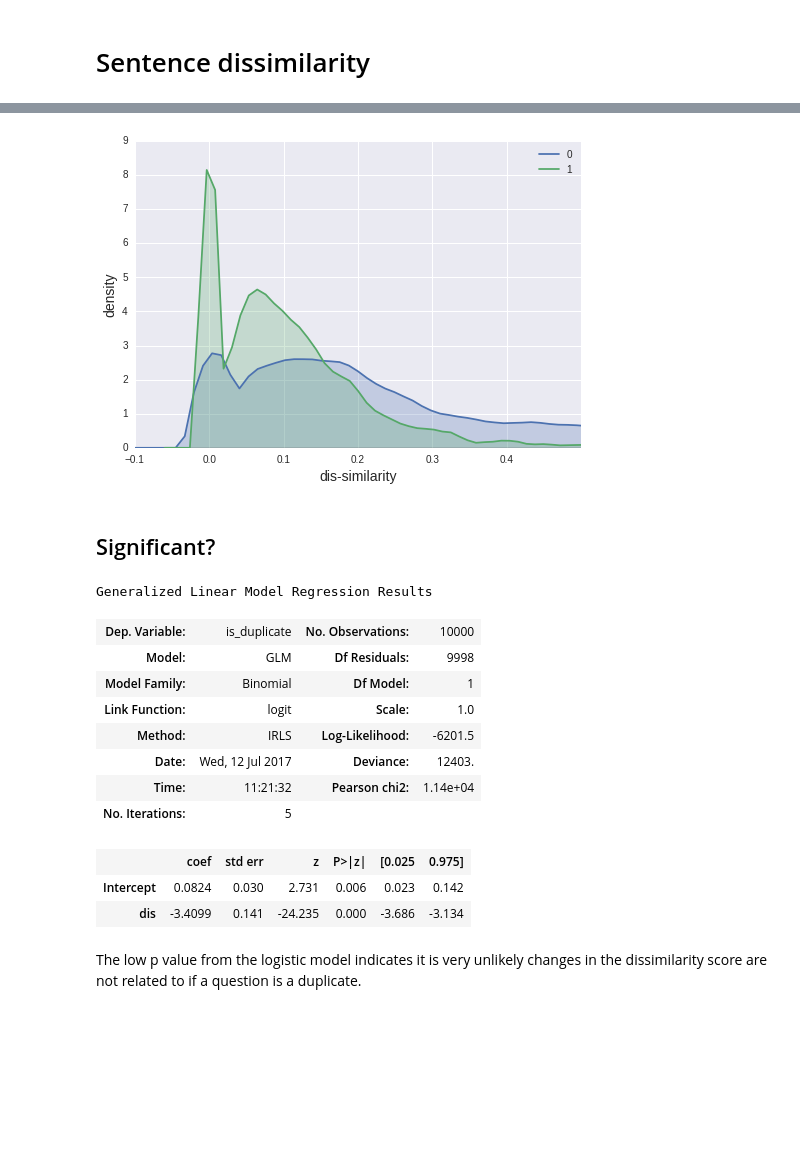
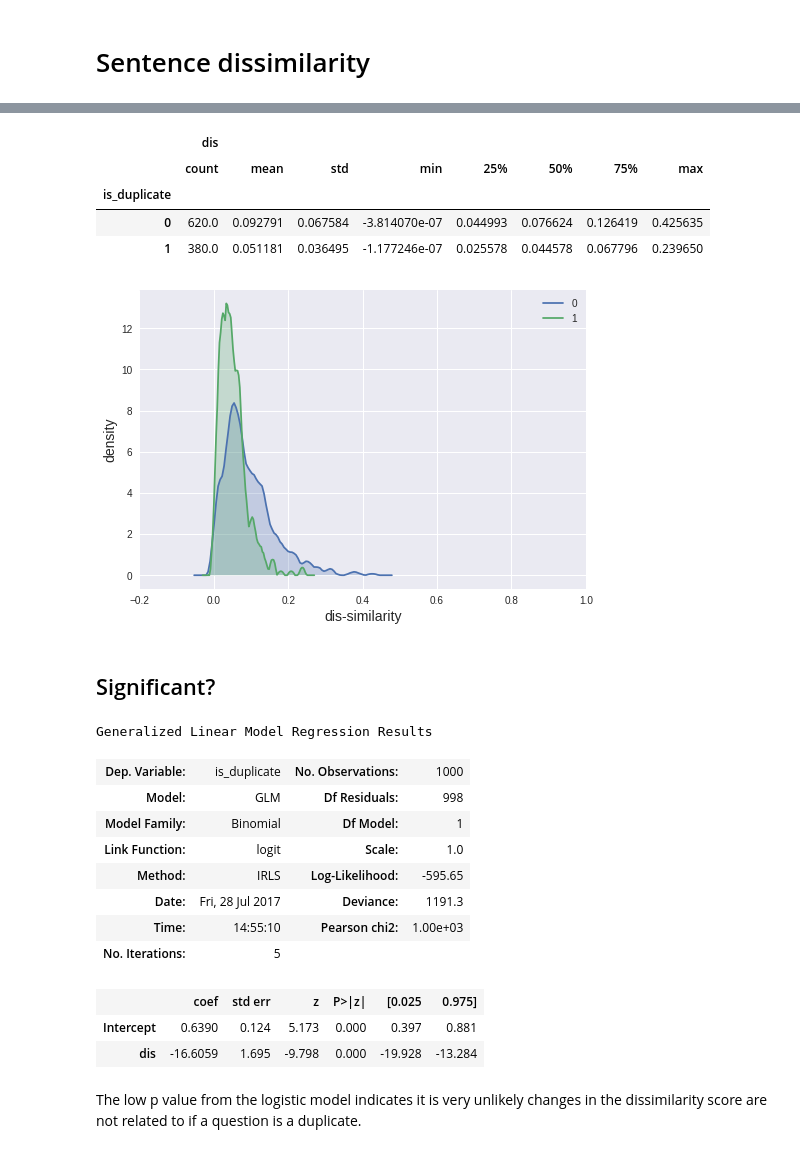
Before and after one commit to PrabhatCS/portfolio, a Jupyter notebook: nlp_features.ipynb, the cells around one changed output, grey strips where cells are left out. Drawn from its saved outputs; the diff is of its cells as text; code cells hidden in the pictures; blank space fills up the shorter version.

Commit message:
similarity actually works better without tokenizing and cleaning text, reverted some changes

```diff
--- a/nlp_features.ipynb
+++ b/nlp_features.ipynb
@@ -82,11 +121,11 @@ I'm a triple Capricorn (Sun, Moon and ascendant in Capricorn) What does this say
 
 
 pos_list1 = []
-for item in train['question1'][0:100]:
+for item in q1_sents[0:1000]:
     pos_dict = pos_count(item, 1)
     pos_list1.append(pos_dict)
 
 pos_list2 = []
-for item in train['question2'][0:100]:
+for item in q2_sents[0:1000]:
     pos_dict = pos_count(item, 2)
     pos_list2.append(pos_dict)
@@ -93,7 +137,8 @@ for item in train['question2'][0:100]:
 # %%
 pos_df1 = pd.DataFrame(pos_list1).fillna(0)
 pos_df2 = pd.DataFrame(pos_list2).fillna(0)
-
+train['q1'] = q1_sents
+train['q2'] = q2_sents
 train_1000 = pd.concat([train[0:1000], pos_df1, pos_df2], axis = 1)
 # %%
 train_1000.head()
@@ -118,7 +164,7 @@ train_1000[['is_duplicate', 'PROPN1', 'PROPN2']].groupby('is_duplicate').describ
 # %%
 def dis_similarity(question_pair):
 
-    parsed1 = nlp(' '.join(clean_text(question_pair[0])))
-    parsed2 = nlp(' '.join(clean_text(question_pair[1])))
+    parsed1 = nlp(question_pair[0])
+    parsed2 = nlp(question_pair[1])
     anti_sim = 1 - parsed1.similarity(parsed2)
     return anti_sim
@@ -137,2 +171,2 @@ dtype: int64
 # %%
-sample_qs['dis'] = sample_qs[['question1','question2']].apply(dis_similarity, axis = 1)
+train_1000['dis'] = train_1000[['question1','question2']].apply(dis_similarity, axis = 1)
@@ -148,42 +173,50 @@ sample_qs.head()
+# %%
+train_1000[['q1', 'q2', 'dis', 'is_duplicate']].groupby('is_duplicate').describe()
+# %% [output]
+|  | dis |  |  |  |  |  |  |  |
+|  | count | mean | std | min | 25% | 50% | 75% | max |
+| is_duplicate |  |  |  |  |  |  |  |  |
+| 0 | 620.0 | 0.092791 | 0.067584 | -3.814070e-07 | 0.044993 | 0.076624 | 0.126419 | 0.425635 |
+| 1 | 380.0 | 0.051181 | 0.036495 | -1.177246e-07 | 0.025578 | 0.044578 | 0.067796 | 0.239650 |
 # %%
 import seaborn as sns
 import matplotlib.pyplot as plt
 
 fig, ax = plt.subplots()
 
-for data, label in zip([sample_qs['dis'][sample_qs['is_duplicate']==0],
-                        sample_qs['dis'][sample_qs['is_duplicate']==1]],
+for data, label in zip([train_1000['dis'][train_1000['is_duplicate']==0],
+                        train_1000['dis'][train_1000['is_duplicate']==1]],
                        ["0", "1"]):
     sns.kdeplot(data,  ax=ax, label = label, kernel = 'epa', shade = True)
 
-ax.set_xlim([-0.1, .5])
+ax.set_xlim([-0.2, 1])
 plt.xlabel('dis-similarity', fontsize=14)
 plt.ylabel('density', fontsize=14)
 
 plt.show()
 # %% [output]
-[figure, old version]
+[figure, new version]
 # %% [markdown]
 ## Significant?
 # %%
 import statsmodels.formula.api as smf
 import statsmodels.api as sm
 log_model = smf.glm('is_duplicate ~ dis',
-        data = sample_qs, family = sm.families.Binomial()).fit()
+        data = train_1000, family = sm.families.Binomial()).fit()
 log_model.summary()
 # %% [output]
 Generalized Linear Model Regression Results
-| Dep. Variable: | is_duplicate | No. Observations: | 10000 |
-| Model: | GLM | Df Residuals: | 9998 |
+| Dep. Variable: | is_duplicate | No. Observations: | 1000 |
+| Model: | GLM | Df Residuals: | 998 |
 | Model Family: | Binomial | Df Model: | 1 |
 | Link Function: | logit | Scale: | 1.0 |
-| Method: | IRLS | Log-Likelihood: | -6201.5 |
-| Date: | Wed, 12 Jul 2017 | Deviance: | 12403. |
-| Time: | 11:21:32 | Pearson chi2: | 1.14e+04 |
+| Method: | IRLS | Log-Likelihood: | -595.65 |
+| Date: | Fri, 28 Jul 2017 | Deviance: | 1191.3 |
+| Time: | 14:55:10 | Pearson chi2: | 1.00e+03 |
 | No. Iterations: | 5 |  |  |
 |  | coef | std err | z | P>|z| | [0.025 | 0.975] |
-| Intercept | 0.0824 | 0.030 | 2.731 | 0.006 | 0.023 | 0.142 |
-| dis | -3.4099 | 0.141 | -24.235 | 0.000 | -3.686 | -3.134 |
+| Intercept | 0.6390 | 0.124 | 5.173 | 0.000 | 0.397 | 0.881 |
+| dis | -16.6059 | 1.695 | -9.798 | 0.000 | -19.928 | -13.284 |
 # %% [markdown]
 The low p value from the logistic model indicates it is very unlikely changes in the dissimilarity score are not related to if a question is a duplicate.
 # %% [markdown]
```
Also changed, not shown: parts of 31 cells of this notebook.
